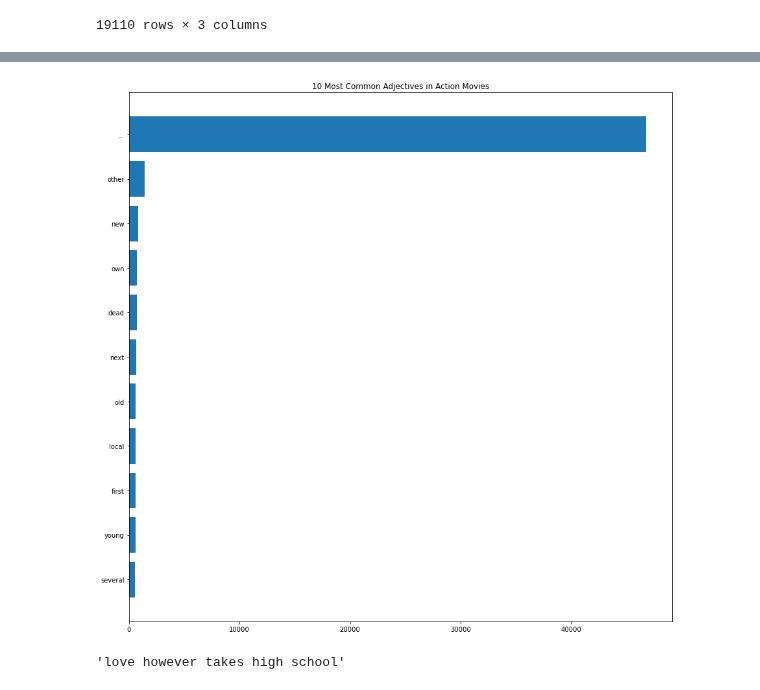
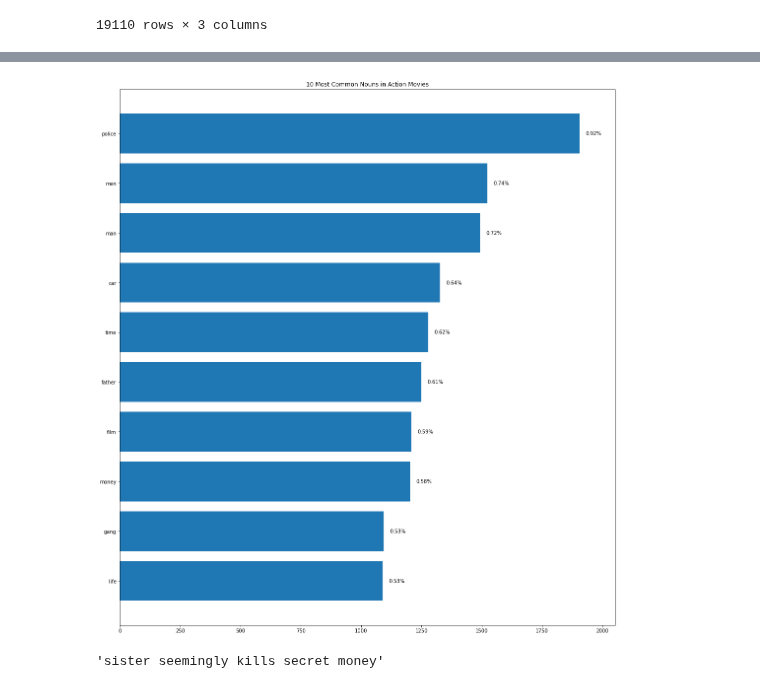
Before and after one commit to xbohdan/movie-genres, a Jupyter notebook: text-analysis/analysis.ipynb, the cells around one changed output, grey strips where cells are left out. Drawn from its saved outputs; the diff is of its cells as text; code cells hidden in the pictures.

```diff
--- a/text-analysis/analysis.ipynb
+++ b/text-analysis/analysis.ipynb
@@ -46,7 +46,7 @@ def get_parts_of_speech(plots: list) -> Tuple[Counter, Counter, Counter, Counter
 # %%
 def count_words(df: pd.DataFrame, genres: str) -> pd.DataFrame:
     df = df.groupby(genres).agg({"Plot": lambda x: list(x)})
-    df["Adjectives"], df["Adverbs"], df["Nouns"], df["Verbs"] = zip(*df.apply(lambda row: get_parts_of_speech(row["Plot"]), axis=1))
+    df["Adjectives"], df["Adverbs"], df["Nouns"], df["Verbs"] = zip(*df.apply(lambda x: get_parts_of_speech(x["Plot"]), axis=1))
     df.drop("Plot", axis=1, inplace=True)
     return df
 # %%
@@ -54,7 +54,7 @@ def create_or_load_words(genres: str) -> pd.DataFrame:
     filename = "general_words.json" if genres == "General genre" else "specific_words.json"
     if exists(filename):
         with open(filename, 'r') as fp:
-            df = pd.DataFrame(json.load(fp)).applymap(lambda cell: Counter(cell))
+            df = pd.DataFrame(json.load(fp)).applymap(lambda x: Counter(x))
     else:
         df = count_words(dataset, genres)
         with open(filename, 'w') as fp:
@@ -94,17 +107,20 @@ def plot_most_common(df: pd.DataFrame, part_of_speech: str, genre: str, n: int)
     counter = df[part_of_speech][genre]
     mc = counter.most_common(n)
     mc.reverse()
-    mc.append((("...", sum(counter.values()) - sum(list(zip(*mc))[1]))))
-    bars, height = zip(*mc)
+    bars, width = zip(*mc)
     plt.rcParams["figure.facecolor"] = "white"
-    plt.figure(figsize=(15,15))
+    plt.figure(figsize=(18,20))
     y_pos = np.arange(len(bars))
-    plt.barh(y_pos, height)
+    plt.barh(y_pos, width)
     plt.yticks(y_pos, bars)
+    _, x_max = plt.xlim()
+    plt.xlim(0, x_max + 50)
+    for i, v in enumerate(width):
+        plt.text(v + 25, i, f"{v / sum(counter.values()):.2%}", ha="left", va="center")
     plt.title(f"{n} Most Common {part_of_speech} in {genre} Movies")
     plt.show()
 # %%
-plot_most_common(general_words, "Adjectives", "Action", 10)
+plot_most_common(general_words, "Nouns", "Action", 10)
 # %% [output]
-[figure, old version]
+[figure, new version]
 # %%
@@ -117,6 +133,6 @@ def get_typical_sentence(df: pd.DataFrame, genre: str, stop: int, start: int = 1
     obj = df["Nouns"][genre].most_common(b)[-1][0]
     return f"{sub} {adverb} {verb} {adjective} {obj}"
 # %%
-get_typical_sentence(general_words, "Thriller", 50)
+create_typical_sentence(general_words, "Thriller", 50)
 # %% [output]
-'love however takes high school'
+'sister seemingly kills secret money'
```
Also changed, not shown: parts of 8 cells of this notebook, 2 other files.
